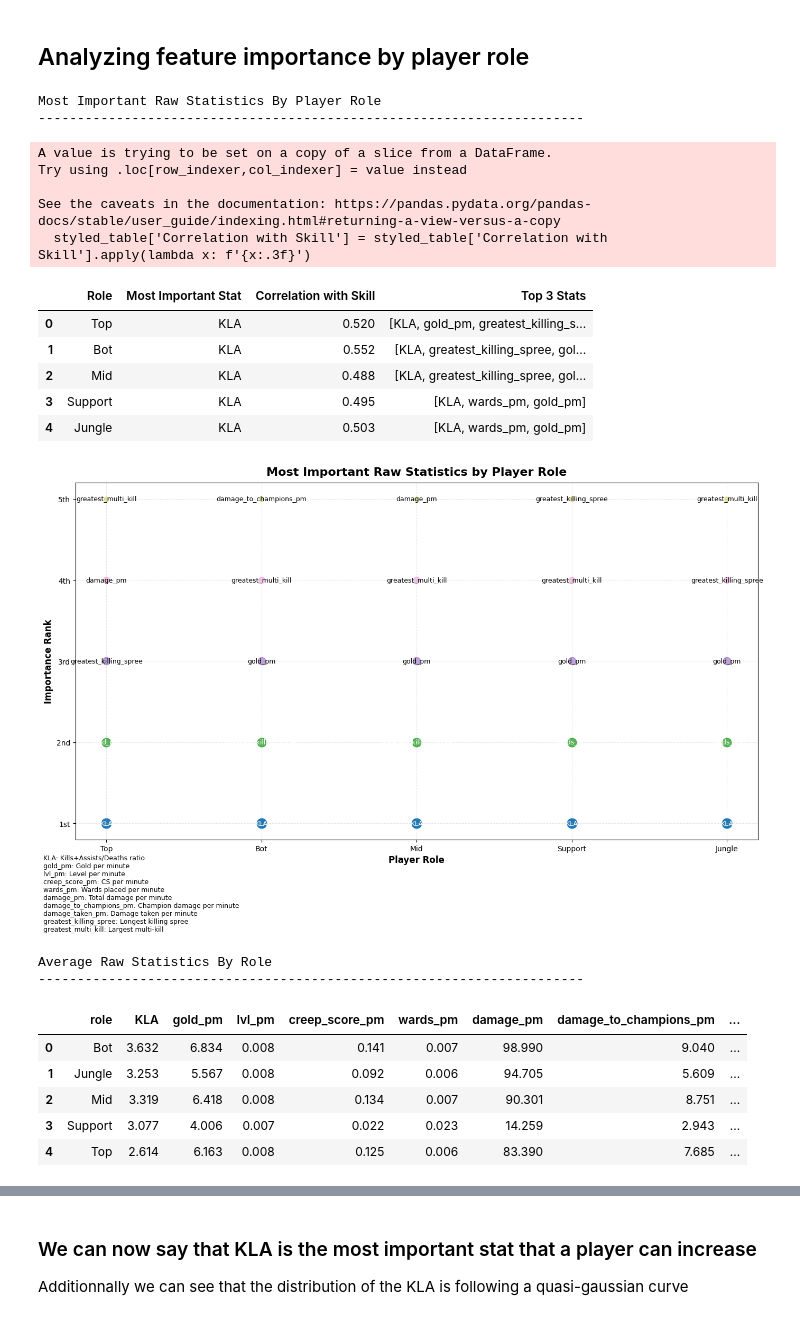
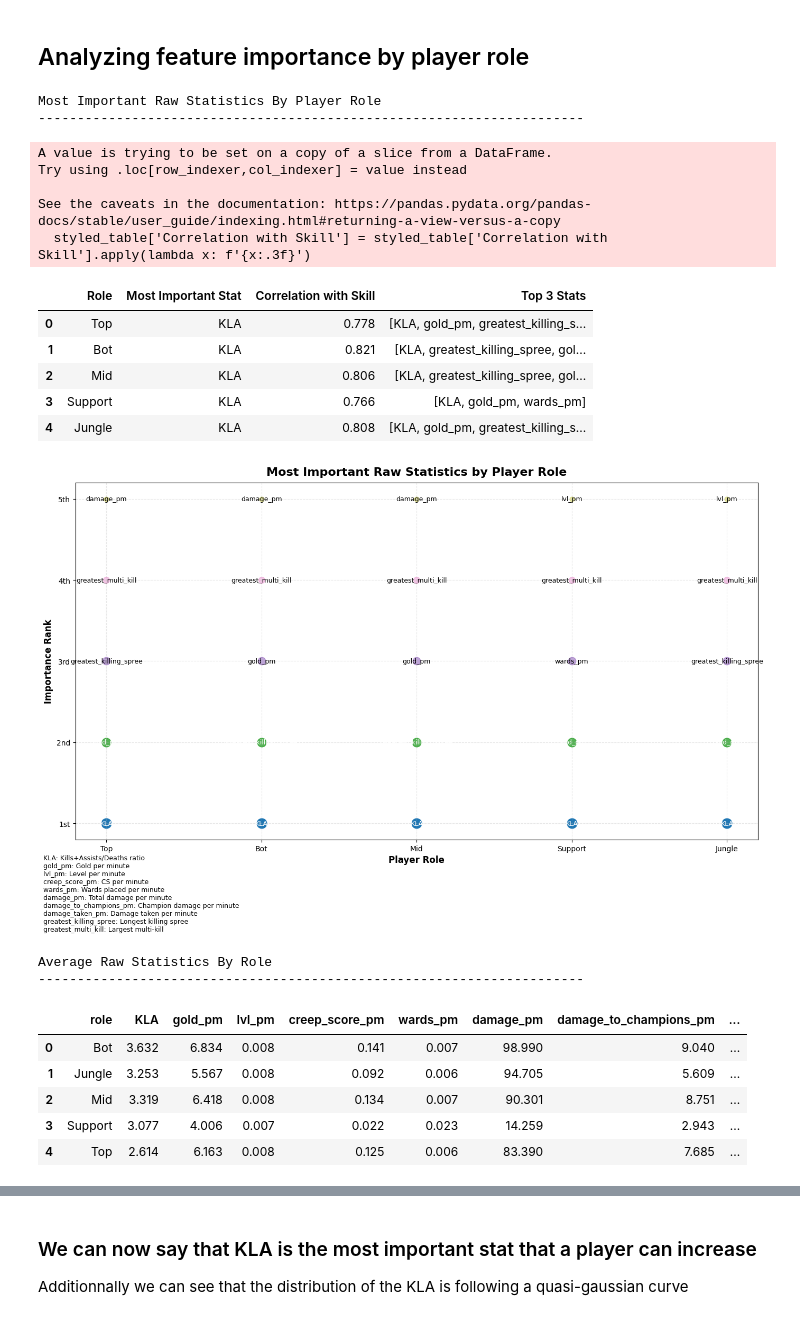
Before and after one commit to ARTHURVANBELLE/AI_LAB_MA1, a Jupyter notebook: models/2_models_features_importance.ipynb, the cells around one changed output, grey strips where cells are left out. Saved outputs shown, nothing was run; the diff lists cells and outputs as text; code cells hidden in the pictures.

```diff
--- a/models/2_models_features_importance.ipynb
+++ b/models/2_models_features_importance.ipynb
@@ -1256,8 +1288,6 @@ def analyze_raw_stats_importance_by_role(df_players, win_probs_df, enhanced_rank
     Returns:
         DataFrame with the most important raw statistics by role
     """
-    # Compute raw player statistics (averaged per player)
-    raw_stats = []
 
     # Get useful players data function already converts these stats to per-minute metrics
     useful_columns = [
@@ -1266,7 +1296,7 @@ def analyze_raw_stats_importance_by_role(df_players, win_probs_df, enhanced_rank
         'greatest_killing_spree', 'greatest_multi_kill'
     ]
 
-    # First, compute average stats per player
+    # First, compute average stats per player (useful ones + win related ones + general infos)
     player_stats = []
 
     for player_id, player_games in df_players.groupby('player_id'):
@@ -1322,7 +1352,11 @@ def analyze_raw_stats_importance_by_role(df_players, win_probs_df, enhanced_rank
             if feature in role_df.columns:
                 valid_mask = role_df[feature].notnull()
                 if valid_mask.sum() > 5:
-                    corr = role_df.loc[valid_mask, [feature, 'skill_score']].corr().iloc[0, 1]
+                    # Calculate correlation with skill score
+                    # corr = role_df.loc[valid_mask, [feature, 'skill_score']].corr().iloc[0, 1]
+
+                    # Calculate correlation with win rate
+                    corr = role_df.loc[valid_mask, [feature, 'win_rate']].corr().iloc[0, 1]
                     correlations.append((feature.replace('avg_', ''), abs(corr)))
 
         # Sort by correlation strength
@@ -1430,39 +1464,39 @@ print("-" * 70)
 display(display_stats.round(3))
 
 # Create boxplots for the top stat by role
 plt.figure(figsize=(15, 10))
 for i, (_, row) in enumerate(importance_by_role.iterrows()):
     role = row['Role']
     top_stat = f"avg_{row['Most Important Stat']}"
 
     if i < len(importance_by_role):
         plt.subplot(2, 3, i+1)
         role_data = player_raw_stats[player_raw_stats['role'] == role]
 
         # Create violin plot with individual points
         sns.violinplot(y=role_data[top_stat], color="lightblue", alpha=0.5)
         sns.stripplot(y=role_data[top_stat], color="navy", alpha=0.3, size=5)
 
         plt.title(f"{role}: {row['Most Important Stat']} Distribution")
         plt.ylabel(stat_descriptions.get(row['Most Important Stat'], row['Most Important Stat']))
 
 plt.tight_layout()
 plt.show()
 # %% [output]
 Most Important Raw Statistics By Player Role
 ----------------------------------------------------------------------
 A value is trying to be set on a copy of a slice from a DataFrame.
 Try using .loc[row_indexer,col_indexer] = value instead
 
 See the caveats in the documentation: https://pandas.pydata.org/pandas-docs/stable/user_guide/indexing.html#returning-a-view-versus-a-copy
   styled_table['Correlation with Skill'] = styled_table['Correlation with Skill'].apply(lambda x: f'{x:.3f}')
 |  | Role | Most Important Stat | Correlation with Skill | Top 3 Stats |
-| 0 | Top | KLA | 0.520 | [KLA, gold_pm, greatest_killing_s... |
-| 1 | Bot | KLA | 0.552 | [KLA, greatest_killing_spree, gol... |
-| 2 | Mid | KLA | 0.488 | [KLA, greatest_killing_spree, gol... |
-| 3 | Support | KLA | 0.495 | [KLA, wards_pm, gold_pm] |
-| 4 | Jungle | KLA | 0.503 | [KLA, wards_pm, gold_pm] |
+| 0 | Top | KLA | 0.778 | [KLA, gold_pm, greatest_killing_s... |
+| 1 | Bot | KLA | 0.821 | [KLA, greatest_killing_spree, gol... |
+| 2 | Mid | KLA | 0.806 | [KLA, greatest_killing_spree, gol... |
+| 3 | Support | KLA | 0.766 | [KLA, gold_pm, wards_pm] |
+| 4 | Jungle | KLA | 0.808 | [KLA, gold_pm, greatest_killing_s... |
-[figure, old version]
+[figure, new version]
 Average Raw Statistics By Role
 ----------------------------------------------------------------------
 |  | role | KLA | gold_pm | lvl_pm | creep_score_pm | wards_pm | damage_pm | damage_to_champions_pm | ... |
```
Also changed, not shown: parts of 9 cells of this notebook, 7 other files.
